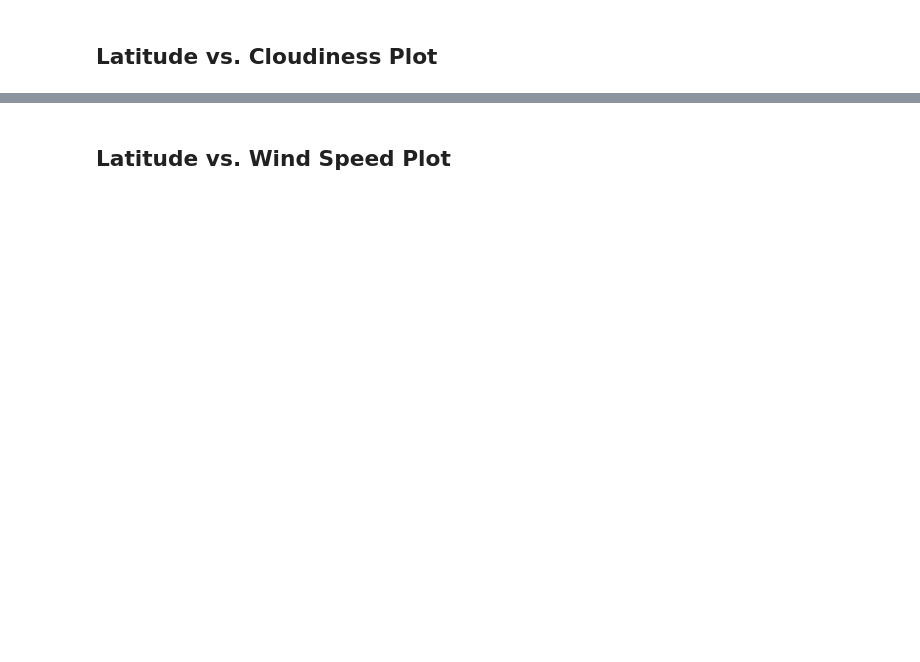
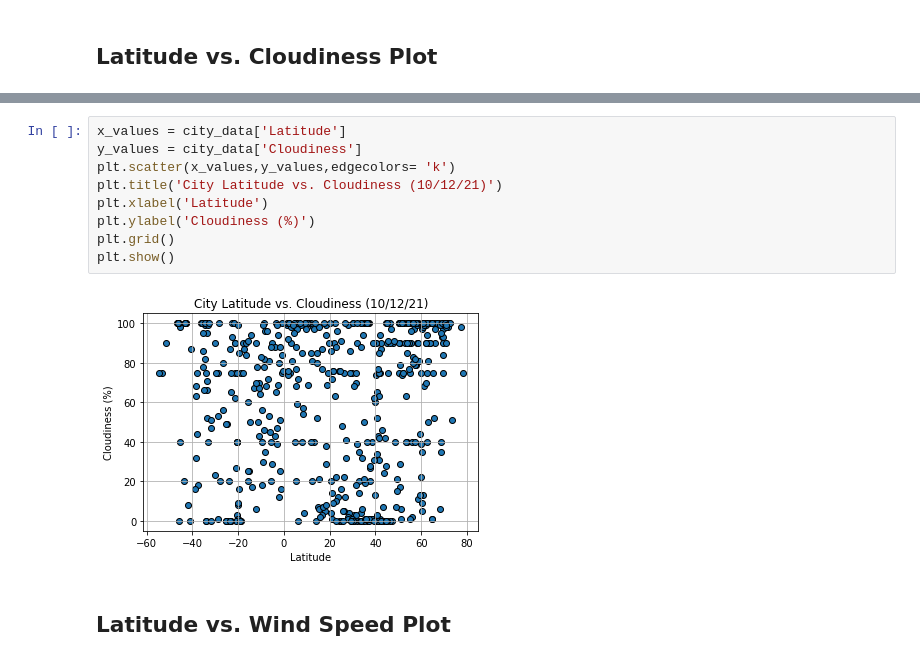
Before and after one commit to RUNTMC19/python-api-challenge, a Jupyter notebook: WeatherPy/WeatherPy.ipynb, the cells around one changed output, grey strips where cells are left out. Drawn from its saved outputs; the diff is of its cells as text; blank space fills up the shorter version.

```diff
--- a/WeatherPy/WeatherPy.ipynb
+++ b/WeatherPy/WeatherPy.ipynb
@@ -191,2 +195,13 @@ Int64Index([], dtype='int64')
+# %%
+x_values = city_data['Latitude']
+y_values = city_data['Cloudiness']
+plt.scatter(x_values,y_values,edgecolors= 'k')
+plt.title('City Latitude vs. Cloudiness (10/12/21)')
+plt.xlabel('Latitude')
+plt.ylabel('Cloudiness (%)')
+plt.grid()
+plt.show()
+# %% [output]
+[figure, added]
 # %% [markdown]
 ## Latitude vs. Wind Speed Plot
```
Also changed, not shown: parts of 36 cells of this notebook.
